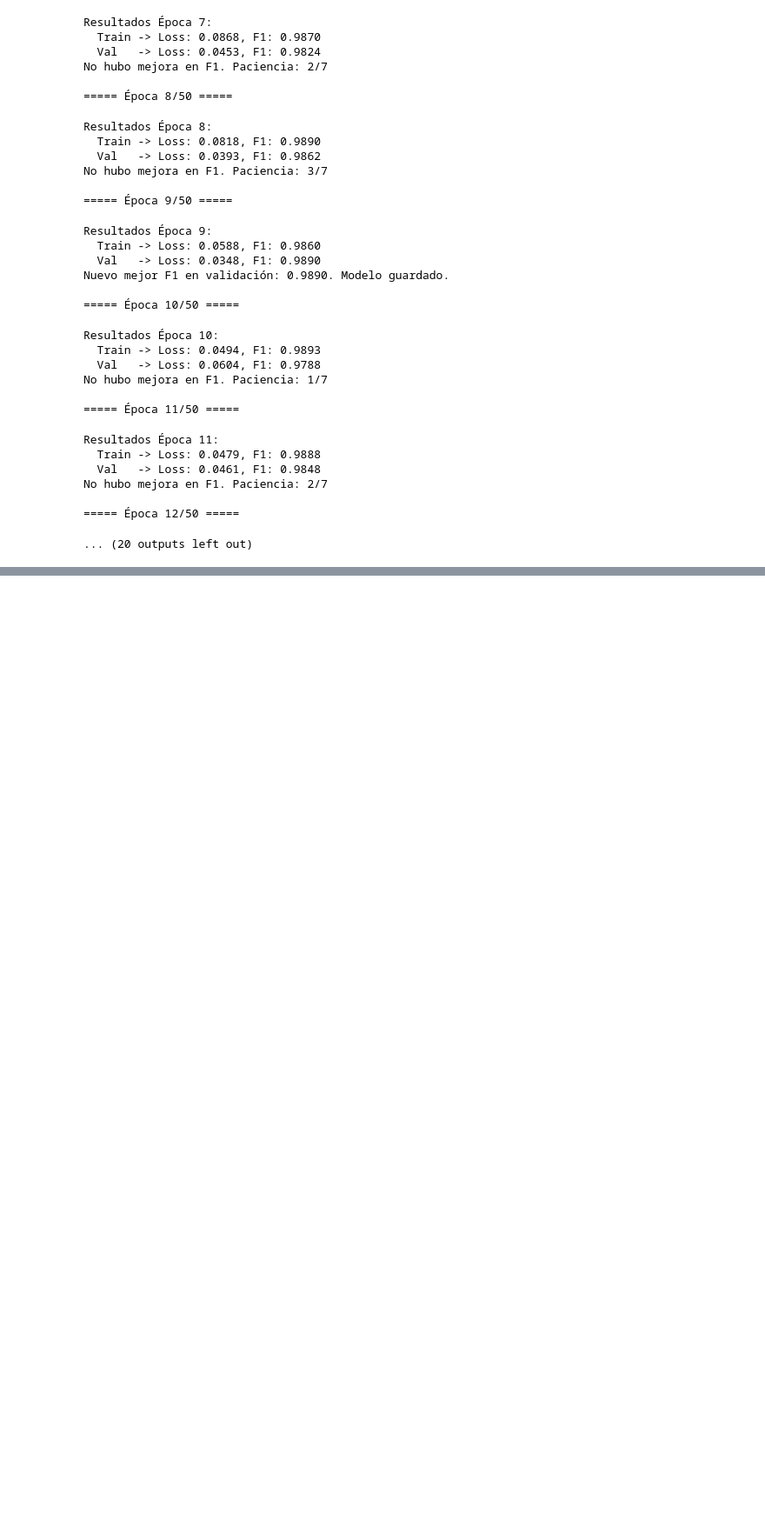
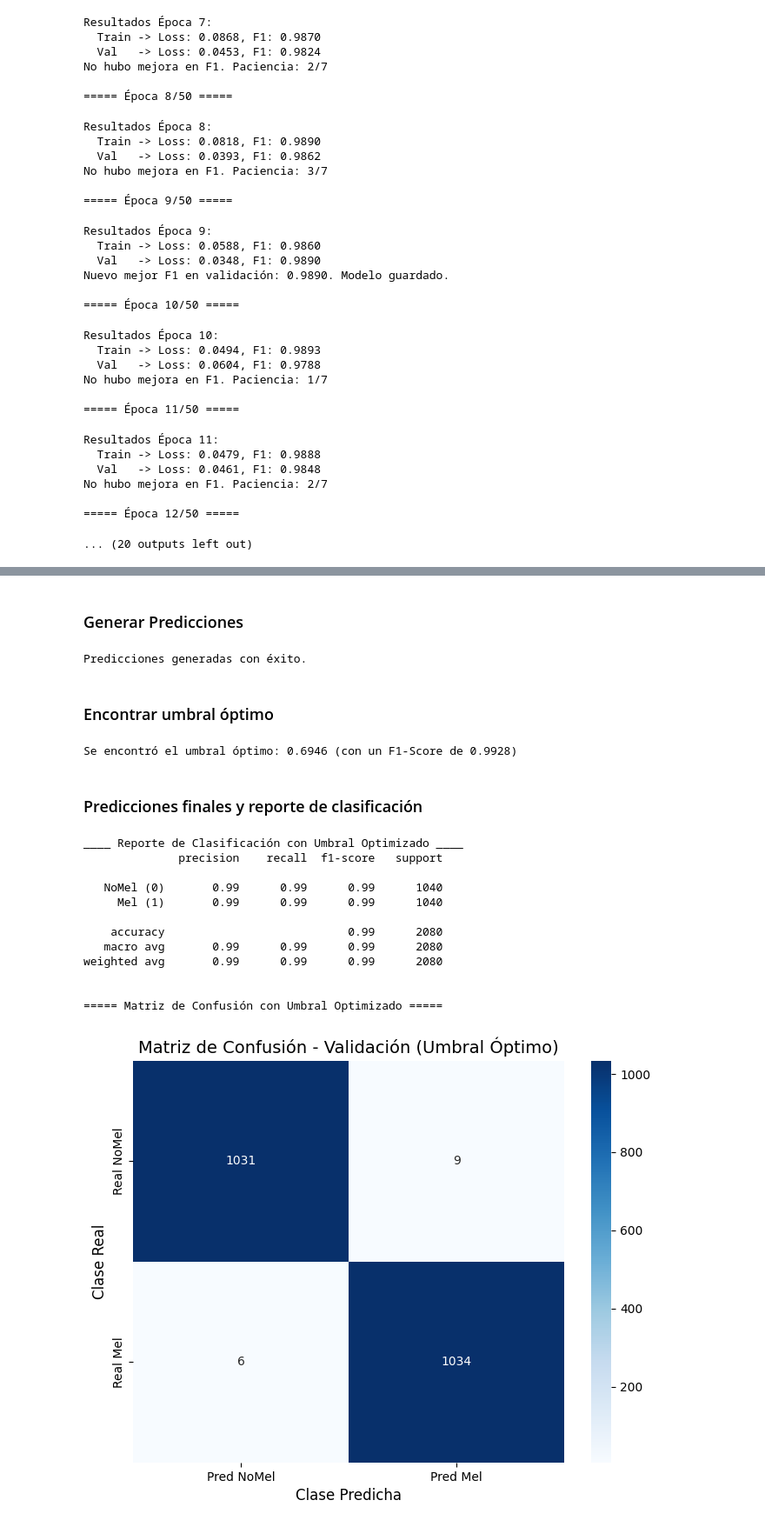
Before and after one commit to Taki3995/Melanoma_Detection, a Jupyter notebook: melanoma_detection.ipynb, the cells around one changed output, grey strips where cells are left out. Shown at 87% size. Cells and saved outputs as stored; diff of their text form; code cells hidden in the pictures; blank space fills up the shorter version.

```diff
--- a/melanoma_detection.ipynb
+++ b/melanoma_detection.ipynb
@@ -774,0 +796,66 @@ No hubo mejora en F1. Paciencia: 2/7
+# %% [markdown]
+### Generar Predicciones
+# %%
+# Funcion para obtener todas las predicciones
+def get_all_preds(model, loader, device):
+    all_labels = []
+    all_probs = []
+    with torch.no_grad():
+        for inputs, labels in tqdm(loader, desc="Obteniendo predicciones"):
+            inputs = inputs.to(device)
+            outputs = model(inputs)
+            probs = torch.sigmoid(outputs).squeeze()
+            all_probs.extend(probs.cpu().numpy())
+            all_labels.extend(labels.cpu().numpy())
+    return np.array(all_labels), np.array(all_probs)
+
+print("Predicciones generadas con éxito.")
+# %% [output]
+Predicciones generadas con éxito.
+# %% [markdown]
+### Encontrar umbral óptimo
+# %%
+y_true, y_probs = get_all_preds(model, val_loader, device)
+
+precision, recall, thresholds = precision_recall_curve(y_true, y_probs)
+f1_scores = 2 * recall[:-1] * precision[:-1] / (recall[:-1] + precision[:-1] + 1e-9)
+best_threshold_idx = np.argmax(f1_scores)
+best_threshold = thresholds[best_threshold_idx]
+best_f1 = f1_scores[best_threshold_idx]
+
+print(f"\nSe encontró el umbral óptimo: {best_threshold:.4f} (con un F1-Score de {best_f1:.4f})")
+# %% [output]
+Se encontró el umbral óptimo: 0.6946 (con un F1-Score de 0.9928)
+# %% [markdown]
+### Predicciones finales y reporte de clasificación
+# %%
+y_preds_optimal = (y_probs >= best_threshold).astype(int)
+
+print("\n____ Reporte de Clasificación con Umbral Optimizado ____")
+target_names = ['NoMel (0)', 'Mel (1)']
+print(classification_report(y_true, y_preds_optimal, target_names=target_names))
+
+print("\n===== Matriz de Confusión con Umbral Optimizado =====")
+cm = confusion_matrix(y_true, y_preds_optimal)
+plt.figure(figsize=(8, 6))
+sns.heatmap(cm, annot=True, fmt='d', cmap='Blues',
+            xticklabels=['Pred NoMel', 'Pred Mel'],
+            yticklabels=['Real NoMel', 'Real Mel'])
+plt.title('Matriz de Confusión - Validación (Umbral Óptimo)', fontsize=14)
+plt.ylabel('Clase Real', fontsize=12)
+plt.xlabel('Clase Predicha', fontsize=12)
+plt.show()
+# %% [output]
+____ Reporte de Clasificación con Umbral Optimizado ____
+              precision    recall  f1-score   support
+
+   NoMel (0)       0.99      0.99      0.99      1040
+     Mel (1)       0.99      0.99      0.99      1040
+
+    accuracy                           0.99      2080
+   macro avg       0.99      0.99      0.99      2080
+weighted avg       0.99      0.99      0.99      2080
+
+
+===== Matriz de Confusión con Umbral Optimizado =====
+[figure, added]
```
Also changed, not shown: parts of 15 cells of this notebook.
